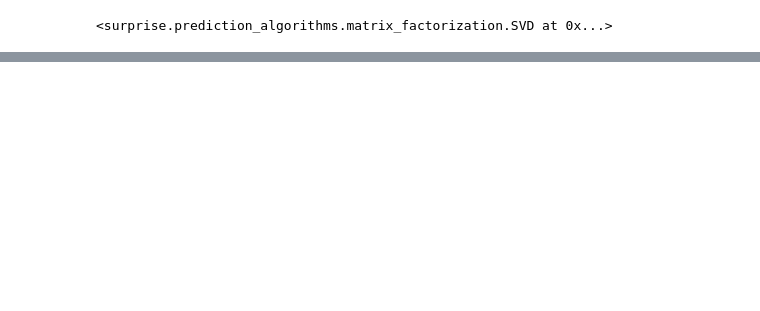
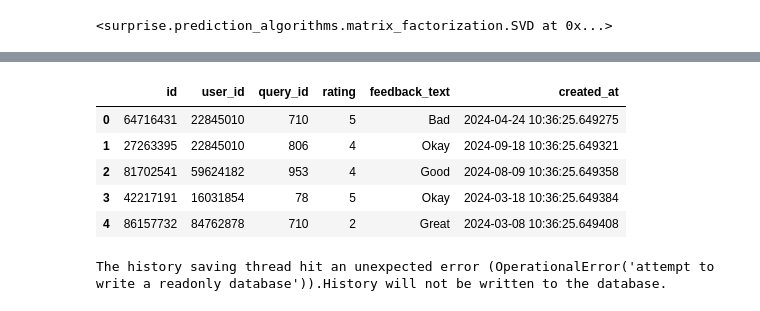
Before and after one commit to Ericcost/Challenge48H, a Jupyter notebook: data/Challenge48H.ipynb, the cells around one changed output, grey strips where cells are left out. Drawn from its saved outputs; the diff is of its cells as text; code cells hidden in the pictures; blank space fills up the shorter version.

```diff
--- a/data/Challenge48H.ipynb
+++ b/data/Challenge48H.ipynb
@@ -587,0 +605,12 @@ Name: predicted_mean, dtype: float64
+# %%
+#feedback_df.describe()
+#feedback_df.info()
+feedback_df.head()
+# %% [output]
+|  | id | user_id | query_id | rating | feedback_text | created_at |
+| 0 | 64716431 | 22845010 | 710 | 5 | Bad | 2024-04-24 10:36:25.649275 |
+| 1 | 27263395 | 22845010 | 806 | 4 | Okay | 2024-09-18 10:36:25.649321 |
+| 2 | 81702541 | 59624182 | 953 | 4 | Good | 2024-08-09 10:36:25.649358 |
+| 3 | 42217191 | 16031854 | 78 | 5 | Okay | 2024-03-18 10:36:25.649384 |
+| 4 | 86157732 | 84762878 | 710 | 2 | Great | 2024-03-08 10:36:25.649408 |
+The history saving thread hit an unexpected error (OperationalError('attempt to write a readonly database')).History will not be written to the database.
```
Also changed, not shown: parts of 23 cells of this notebook, 7 other files.
